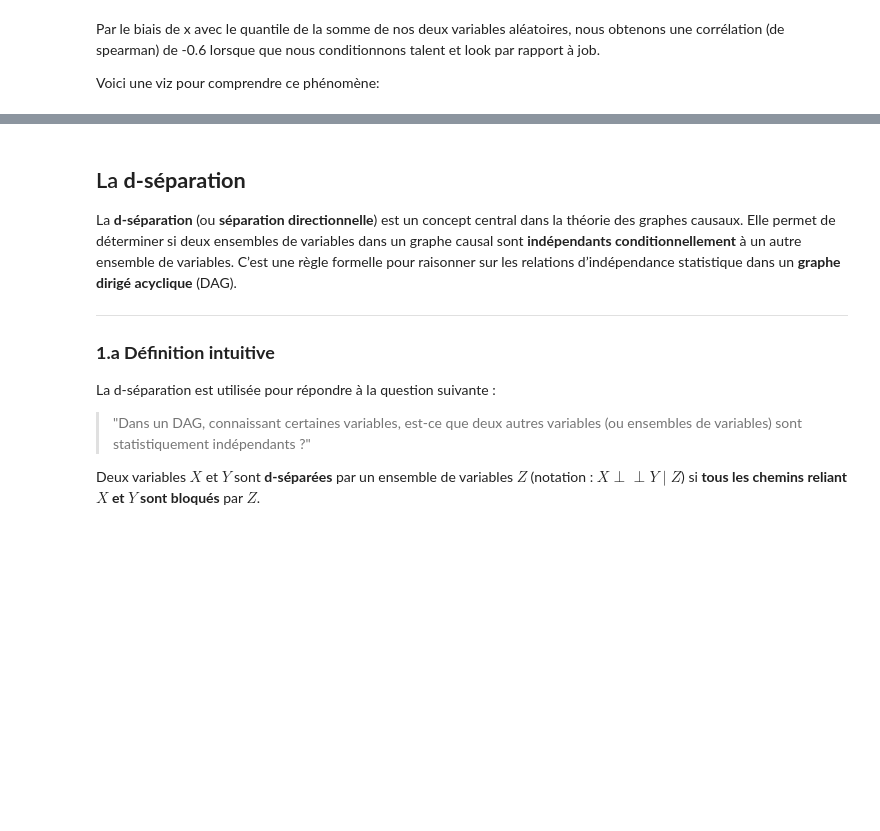
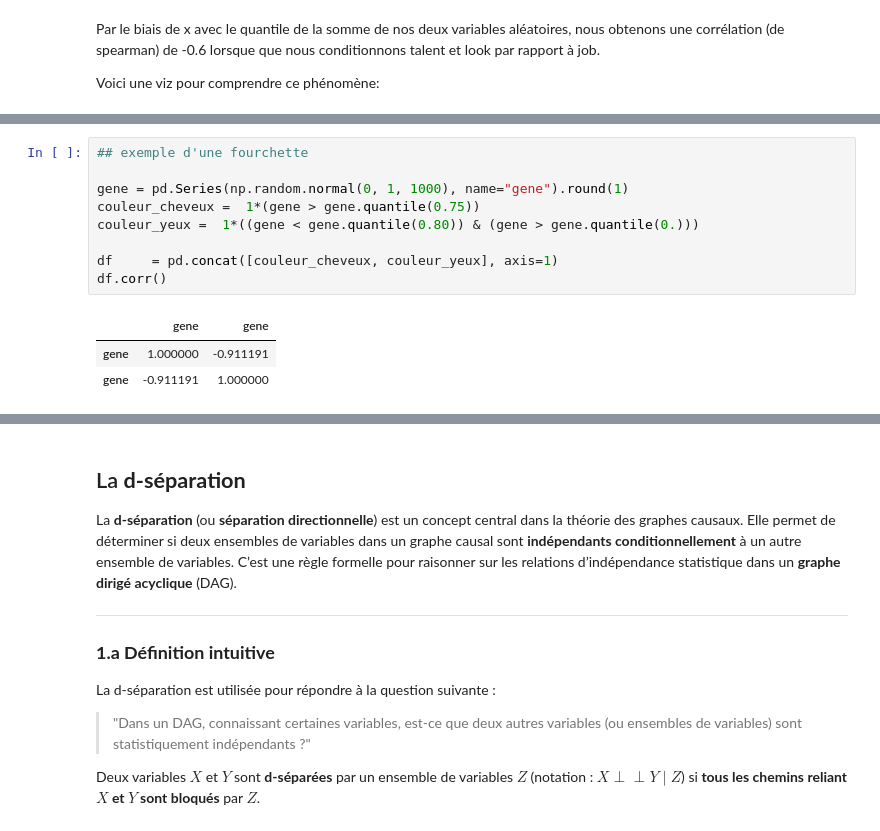
Before and after one commit to universmotion/course, a Jupyter notebook: graph/causal/1-intro.ipynb, the cells around one changed output, grey strips where cells are left out. Drawn from its saved outputs; the diff is of its cells as text; blank space fills up the shorter version.

```diff
--- a/graph/causal/1-intro.ipynb
+++ b/graph/causal/1-intro.ipynb
@@ -208,0 +201,13 @@ df[df.job == 1].plot.scatter(x="talent", y="look")
+# %%
+## exemple d'une fourchette
+
+gene = pd.Series(np.random.normal(0, 1, 1000), name="gene").round(1)
+couleur_cheveux =  1*(gene > gene.quantile(0.75))
+couleur_yeux =  1*((gene < gene.quantile(0.80)) & (gene > gene.quantile(0.)))
+
+df     = pd.concat([couleur_cheveux, couleur_yeux], axis=1)
+df.corr()
+# %% [output]
+|  | gene | gene |
+| gene | 1.000000 | -0.911191 |
+| gene | -0.911191 | 1.000000 |
```
Also changed, not shown: parts of 6 cells of this notebook, 6 other files.
